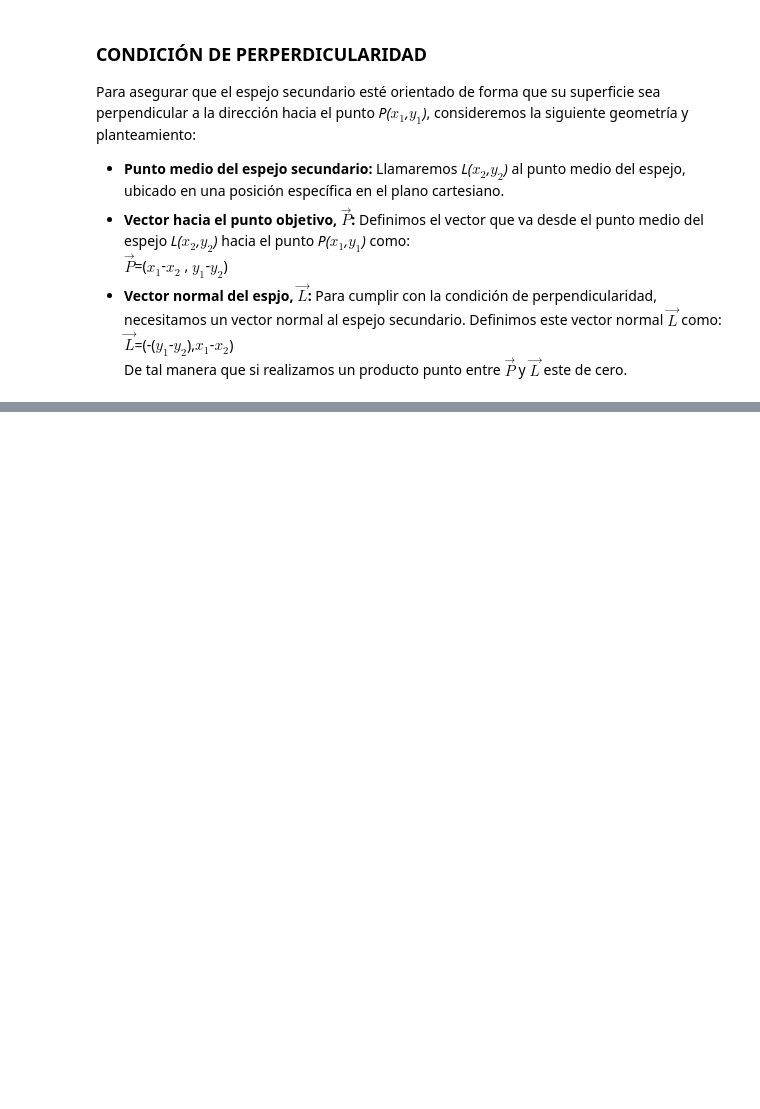
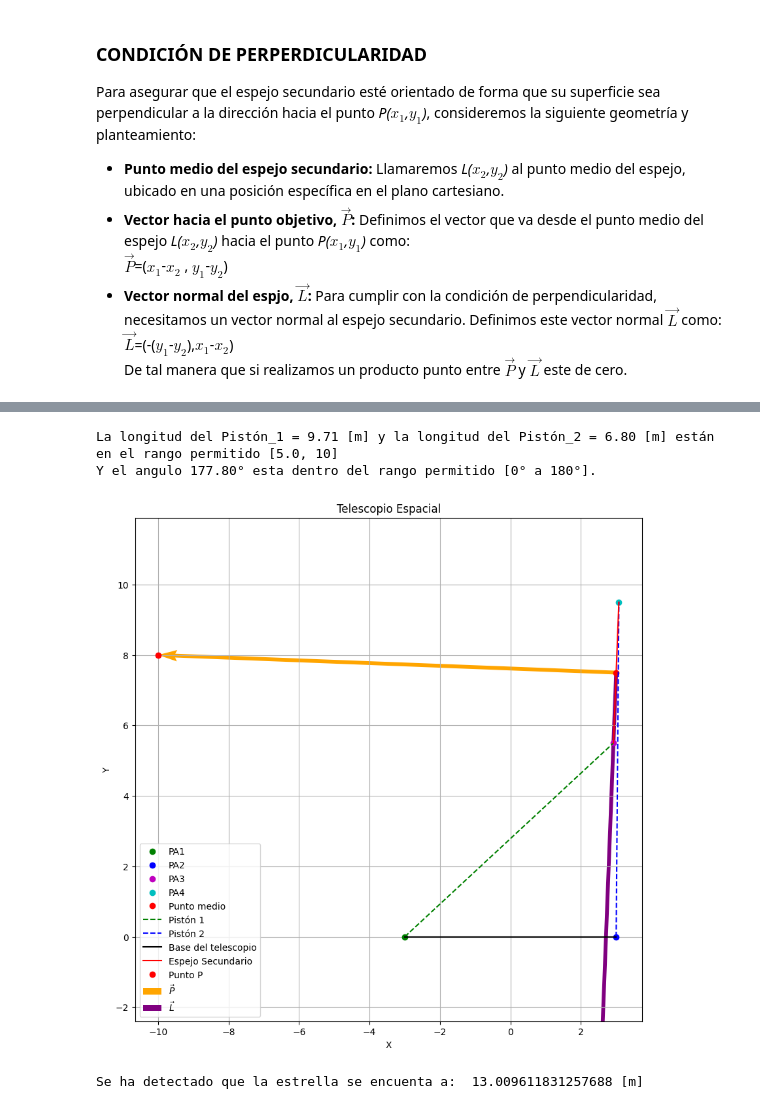
Before and after one commit to 7heAnsw3r/Pistones_Telescopio_James_Webb, a Jupyter notebook: Sistema_de_ecuaciones.ipynb, the cells around one changed output, grey strips where cells are left out. Saved outputs shown, nothing was run; the diff lists cells and outputs as text; code cells hidden in the pictures; blank space fills up the shorter version.

Commit message:
:hammer: Tercer prototipo

```diff
--- a/Sistema_de_ecuaciones.ipynb
+++ b/Sistema_de_ecuaciones.ipynb
@@ -255,0 +237,14 @@ Medida del piston 2:  6.77690395909269
+# %%
+# Ejemplo
+A = 6               # Longitud de la base
+B = 10              # Longitud máxima de los pistones
+C = 4               # Longitud del espejo secundario
+x1, y1 = -10, 8     # Coordenada del punto 'P'
+x2, y2 = 3,7.5      # Coordenadas del centro del espejo
+
+prototipo_telescopio(A, B, C, x1, y1, x2, y2)
+# %% [output]
+La longitud del Pistón_1 = 9.71 [m] y la longitud del Pistón_2 = 6.80 [m] están en el rango permitido [5.0, 10]
+Y el angulo 177.80° esta dentro del rango permitido [0° a 180°].
+[figure, added]
+Se ha detectado que la estrella se encuenta a:  13.009611831257688 [m]
```
Also changed, not shown: parts of 10 cells of this notebook.
